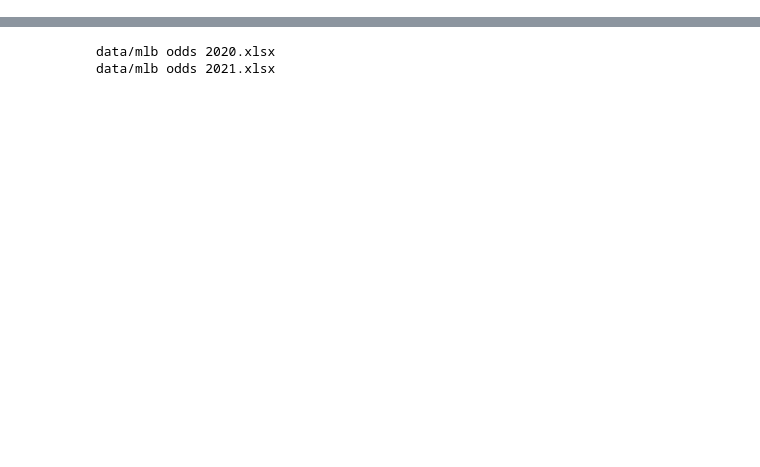
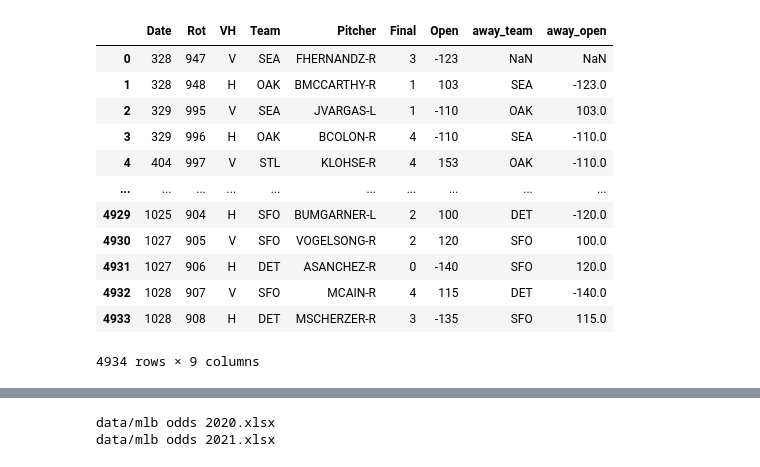
Before and after one commit to jacob-parks98/MLB_predictions, a Jupyter notebook: odds_cleaning.ipynb, the cells around one changed output, grey strips where cells are left out. Cells and saved outputs as stored; diff of their text form; code cells hidden in the pictures; blank space fills up the shorter version.

```diff
--- a/odds_cleaning.ipynb
+++ b/odds_cleaning.ipynb
@@ -13,6 +14,22 @@ odds_2011['away_team'] = odds_2011.Team.shift(1)
 odds_2011['away_open'] = odds_2011['Open'].shift(1)
 # %%
 odds_2011 = odds_2011.drop(columns = ['1st','2nd','3rd','4th','5th','6th','7th','8th','9th','Open OU','Unnamed: 18','Unnamed: 20', 'Close','Close OU' ])
+# %%
+odds_2011
+# %% [output]
+|  | Date | Rot | VH | Team | Pitcher | Final | Open | away_team | away_open |
+| 0 | 328 | 947 | V | SEA | FHERNANDZ-R | 3 | -123 | NaN | NaN |
+| 1 | 328 | 948 | H | OAK | BMCCARTHY-R | 1 | 103 | SEA | -123.0 |
+| 2 | 329 | 995 | V | SEA | JVARGAS-L | 1 | -110 | OAK | 103.0 |
+| 3 | 329 | 996 | H | OAK | BCOLON-R | 4 | -110 | SEA | -110.0 |
+| 4 | 404 | 997 | V | STL | KLOHSE-R | 4 | 153 | OAK | -110.0 |
+| ... | ... | ... | ... | ... | ... | ... | ... | ... | ... |
+| 4929 | 1025 | 904 | H | SFO | BUMGARNER-L | 2 | 100 | DET | -120.0 |
+| 4930 | 1027 | 905 | V | SFO | VOGELSONG-R | 2 | 120 | SFO | 100.0 |
+| 4931 | 1027 | 906 | H | DET | ASANCHEZ-R | 0 | -140 | SFO | 120.0 |
+| 4932 | 1028 | 907 | V | SFO | MCAIN-R | 4 | 115 | DET | -140.0 |
+| 4933 | 1028 | 908 | H | DET | MSCHERZER-R | 3 | -135 | SFO | 115.0 |
+4934 rows × 9 columns
 # %%
 odds_2011['away_score'] = odds_2011['Final'].shift(1)
 # %%
```
Also changed, not shown: parts of 33 cells of this notebook, 3 other files.
